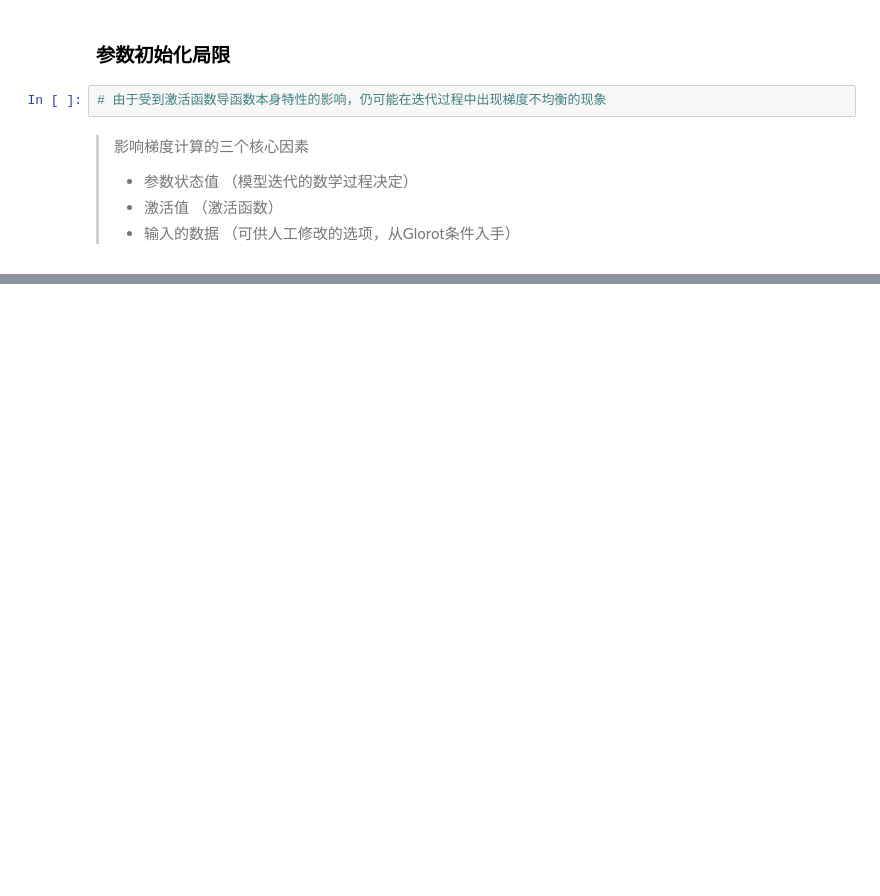
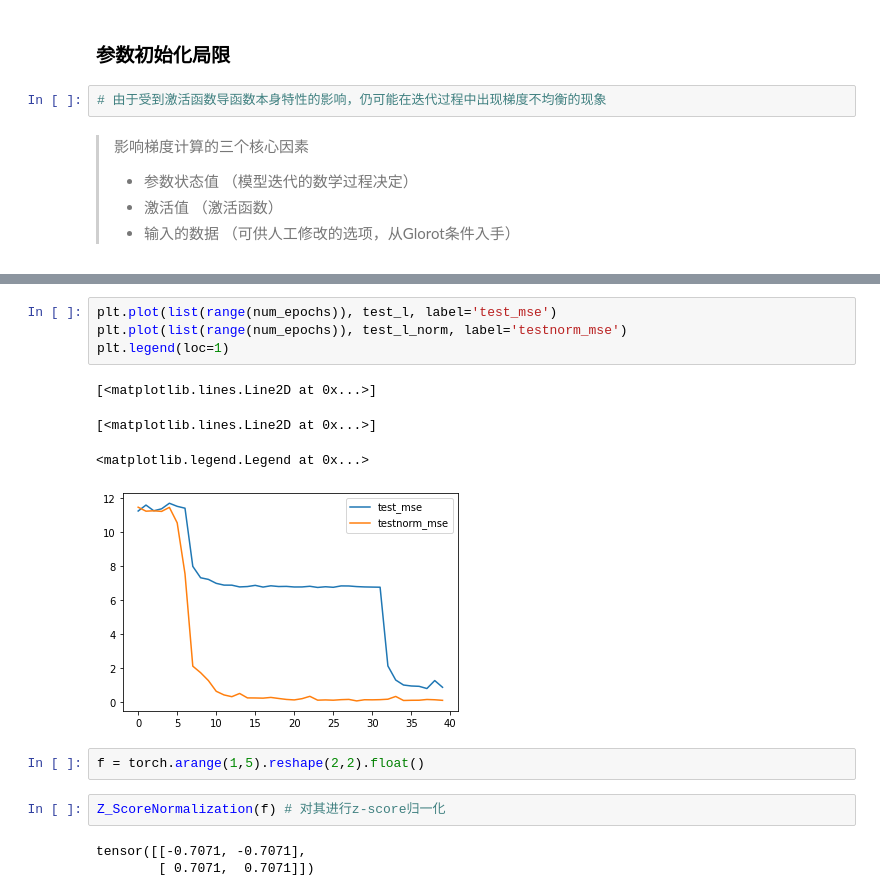
Before and after one commit to feishuoren/PyTorch_Learning, a Jupyter notebook: 模型拟合度和梯度不平稳.ipynb, the cells around one changed output, grey strips where cells are left out. Saved outputs shown, nothing was run; the diff lists cells and outputs as text; blank space fills up the shorter version.

```diff
--- a/模型拟合度和梯度不平稳.ipynb
+++ b/模型拟合度和梯度不平稳.ipynb
@@ -2338,0 +2443,16 @@ Text(0.5, 1.0, 'mse_train')
+# %%
+plt.plot(list(range(num_epochs)), test_l, label='test_mse')
+plt.plot(list(range(num_epochs)), test_l_norm, label='testnorm_mse')
+plt.legend(loc=1)
+# %% [output]
+[<matplotlib.lines.Line2D at 0x...>]
+[<matplotlib.lines.Line2D at 0x...>]
+<matplotlib.legend.Legend at 0x...>
+[figure, added]
+# %%
+f = torch.arange(1,5).reshape(2,2).float()
+# %%
+Z_ScoreNormalization(f) # 对其进行z-score归一化
+# %% [output]
+tensor([[-0.7071, -0.7071],
+        [ 0.7071,  0.7071]])
```
Also changed, not shown: parts of 98 cells of this notebook, 4 other files.
